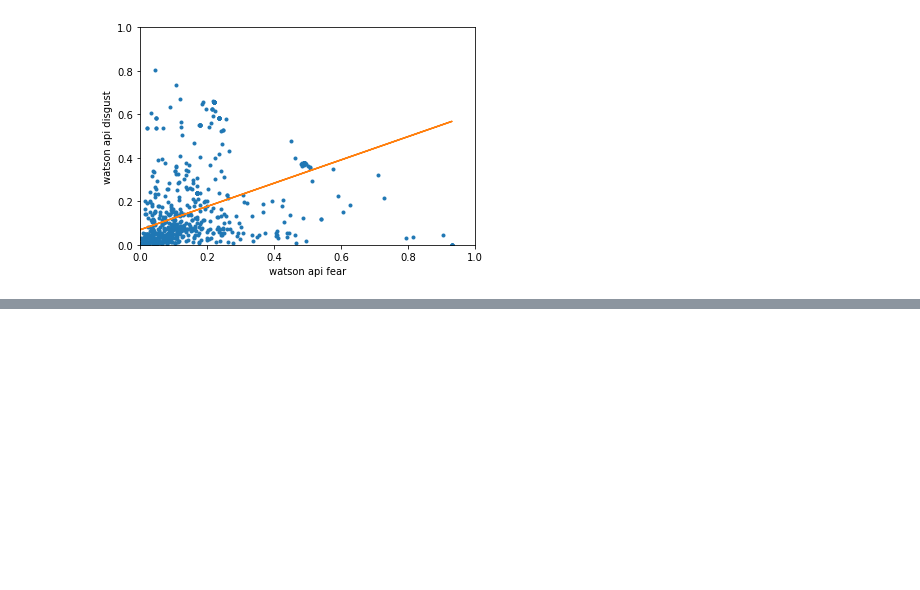
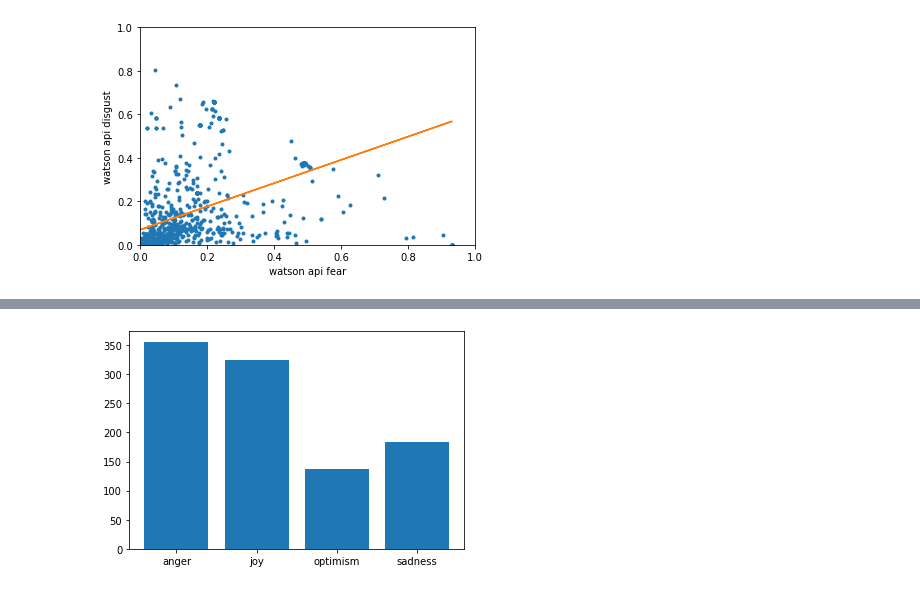
Before and after one commit to cdolfi/epik_open, a Jupyter notebook: notebooks/compare_models.ipynb, the cells around one changed output, grey strips where cells are left out. Saved outputs shown, nothing was run; the diff lists cells and outputs as text; code cells hidden in the pictures; blank space fills up the shorter version.

```diff
--- a/notebooks/compare_models.ipynb
+++ b/notebooks/compare_models.ipynb
@@ -78,0 +89,4 @@ plot_line(watson_df['fear'].values, watson_df['disgust'].values, 'watson api fea
+# %%
+plot_hist(twitter_roberta_df)
+# %% [output]
+[figure, added]
```
Also changed, not shown: parts of 6 cells of this notebook.
